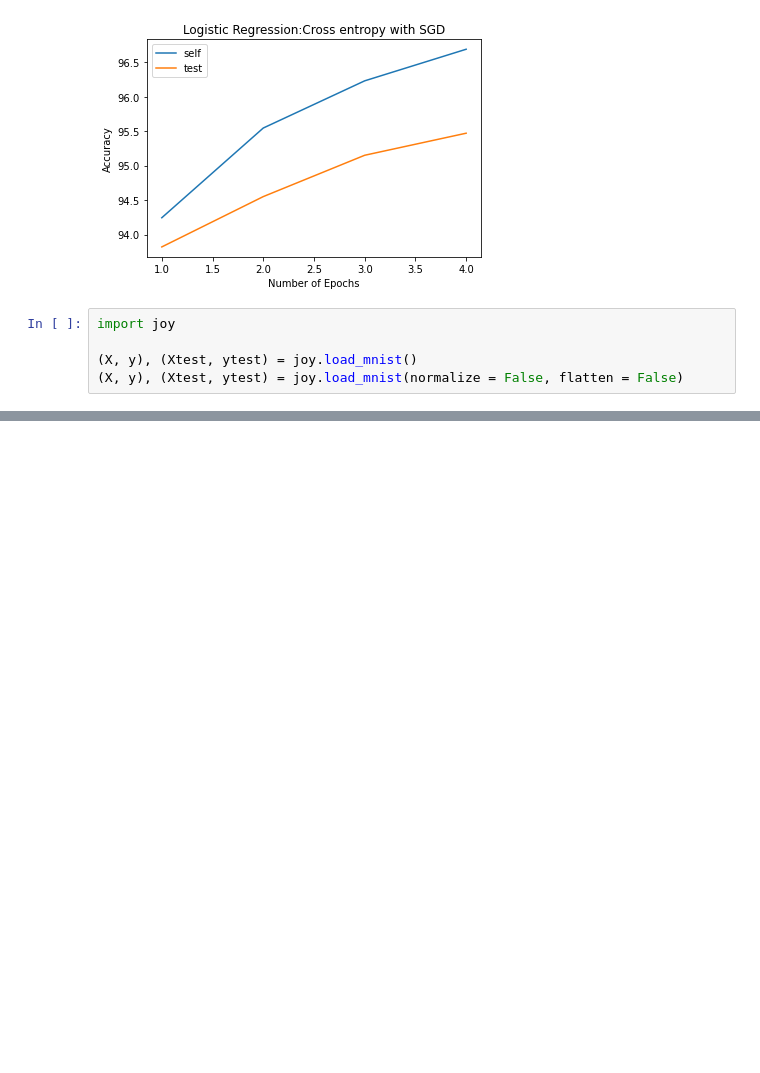
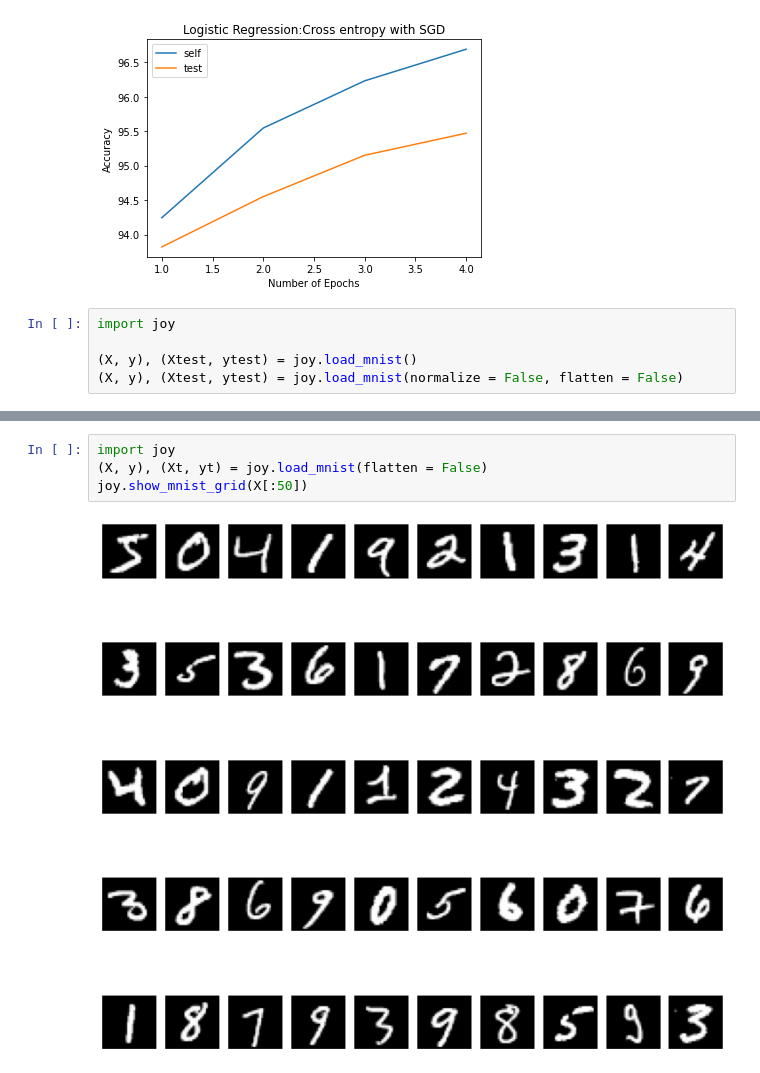
Before and after one commit to Younhong/JoyAIx, a Jupyter notebook: younhong/practice/week11.ipynb, the cells around one changed output, grey strips where cells are left out. Saved outputs shown, nothing was run; the diff lists cells and outputs as text; blank space fills up the shorter version.

```diff
--- a/younhong/practice/week11.ipynb
+++ b/younhong/practice/week11.ipynb
@@ -165,0 +200,6 @@ print(X_std[0])
+# %%
+import joy
+(X, y), (Xt, yt) = joy.load_mnist(flatten = False)
+joy.show_mnist_grid(X[:50])
+# %% [output]
+[figure, added]
```
Also changed, not shown: parts of 12 cells of this notebook, 2 other files.
